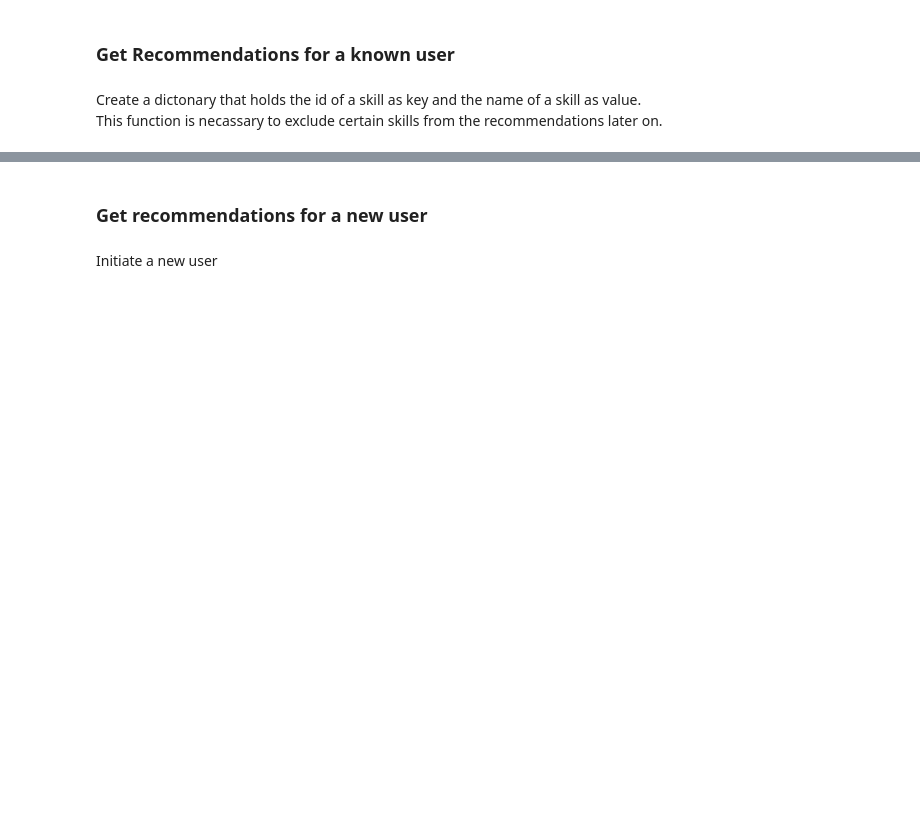
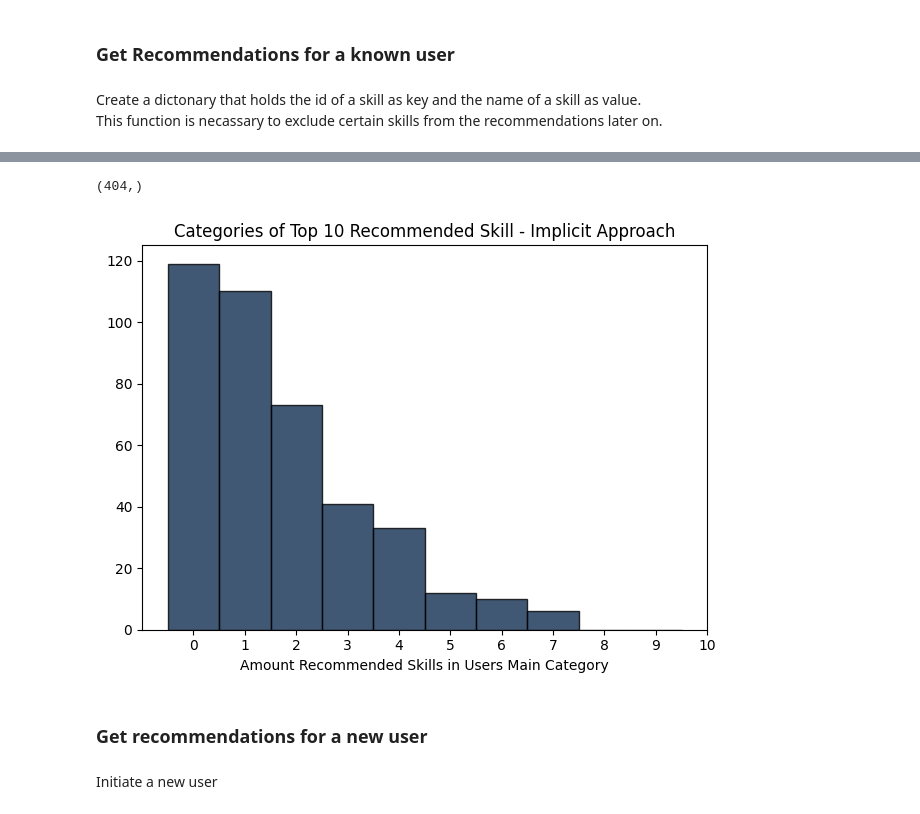
Before and after one commit to maximizer36/DS_AP, a Jupyter notebook: AP_binary_implicit_final.ipynb, the cells around one changed output, grey strips where cells are left out. Cells and saved outputs as stored; diff of their text form; code cells hidden in the pictures; blank space fills up the shorter version.

Commit message:
plot

```diff
--- a/AP_binary_implicit_final.ipynb
+++ b/AP_binary_implicit_final.ipynb
@@ -792,3 +792,26 @@ get_recommendations(model, userid, train_mat, items_to_exclude = ["SCRUM"], n =
+# %%
+occurence = np.zeros(len(PERSONS))
+for i,p in enumerate(PERSONS):
+    main_cat = df[df["person"] == p]["category"].value_counts().index[0]
+    recommended_cat = get_recommendations(model, [i], train_mat, items_to_exclude = ["SCRUM"], n = 10)["skill"].apply(lambda x : category_dict[x]).to_numpy()
+    count = 0
+    for cat in recommended_cat:
+        if cat == main_cat:
+            count += 1
+    occurence[i] = count
+# %%
+occurence.shape
+# %% [output]
+(404,)
+# %%
+plt.hist(occurence,color="#112e51",alpha=0.8,edgecolor='k',align="left", bins=range(11))
+plt.title("Categories of Top 10 Recommended Skill - Implicit Approach")
+plt.xlabel("Amount Recommended Skills in Users Main Category")
+plt.xticks(np.arange(0,11,1))
+plt.tight_layout()
+plt.savefig("categories_of_top_10_recommended_skill_binary.png",dpi=300)
+# %% [output]
+[figure, added]
 # %% [markdown]
 ### Get recommendations for a new user
 # %% [markdown]
```
Also changed, not shown: parts of 19 cells of this notebook, 1 other file.
